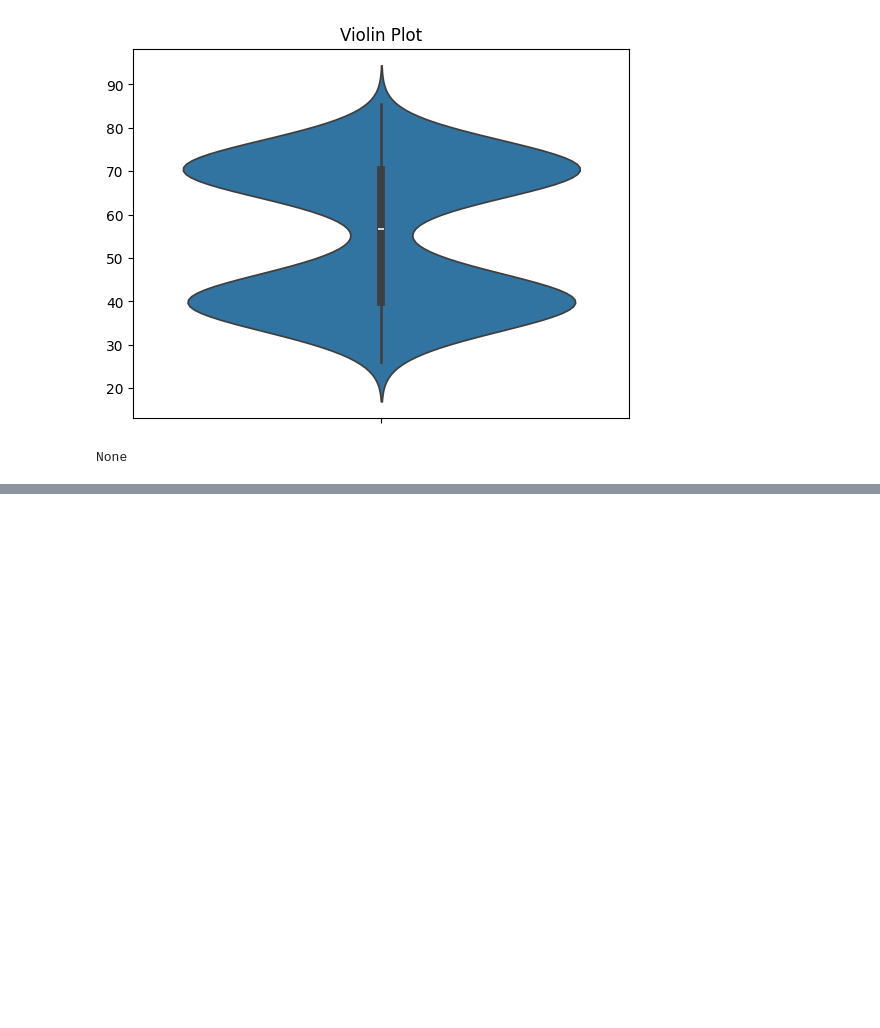
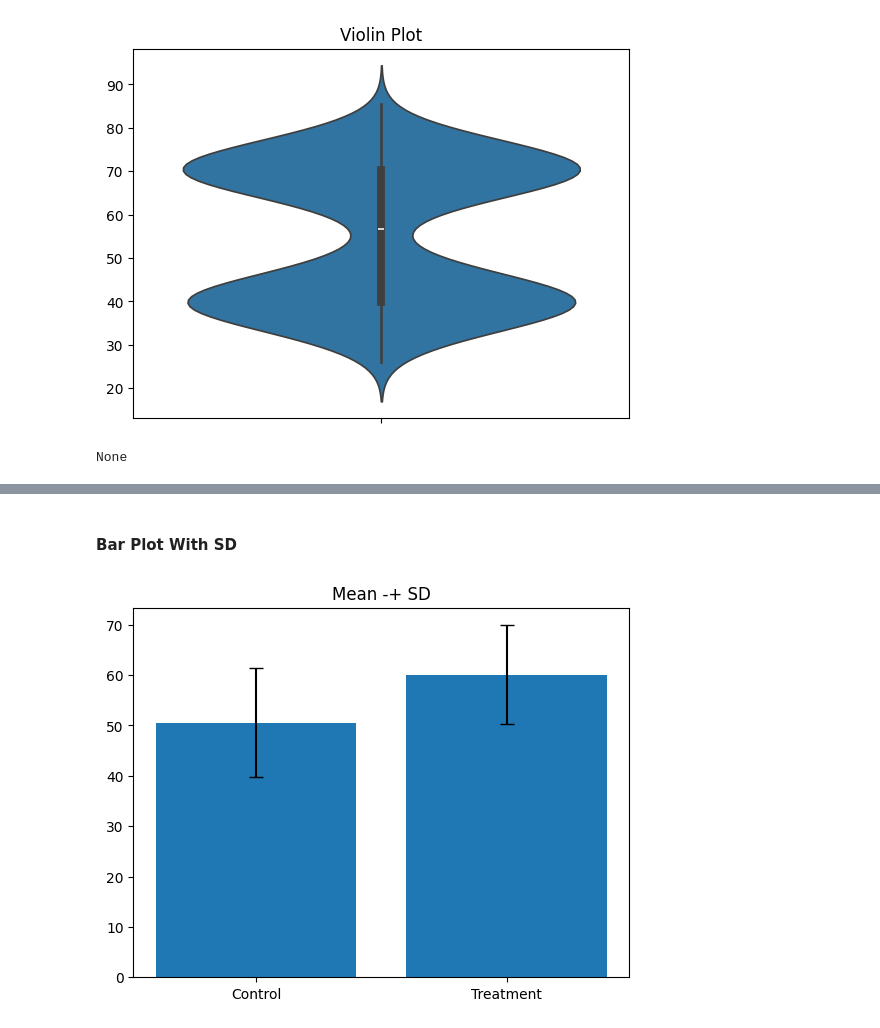
Before and after one commit to erfanjaripour/computational-cognitive-science-training, a Jupyter notebook: Visualization_Practices/Practice02_Relationship_Visualization.ipynb, the cells around one changed output, grey strips where cells are left out. Saved outputs shown, nothing was run; the diff lists cells and outputs as text; code cells hidden in the pictures; blank space fills up the shorter version.

```diff
--- a/Visualization_Practices/Practice02_Relationship_Visualization.ipynb
+++ b/Visualization_Practices/Practice02_Relationship_Visualization.ipynb
@@ -437,0 +455,30 @@ None
+# %% [markdown]
+#### Bar Plot With SD
+# %%
+# Creating a control group and a treatment group.
+
+control = np.random.normal(loc=50, scale=10, size=100)
+treatment = np.random.normal(loc=60, scale=10, size=100)
+
+# Computing means and SDs.
+means = [
+    np.mean(control),
+    np.mean(treatment)
+]
+sds = [
+    np.std(control, ddof=1),
+    np.std(treatment, ddof=1)
+]
+
+# Creating a bar plot with SD.
+plt.bar(
+    ["Control","Treatment"],
+    means,
+    yerr=sds,
+    capsize=5
+)
+plt.title("Mean -+ SD")
+
+plt.show()
+# %% [output]
+[figure, added]
```
Also changed, not shown: parts of 6 cells of this notebook.
